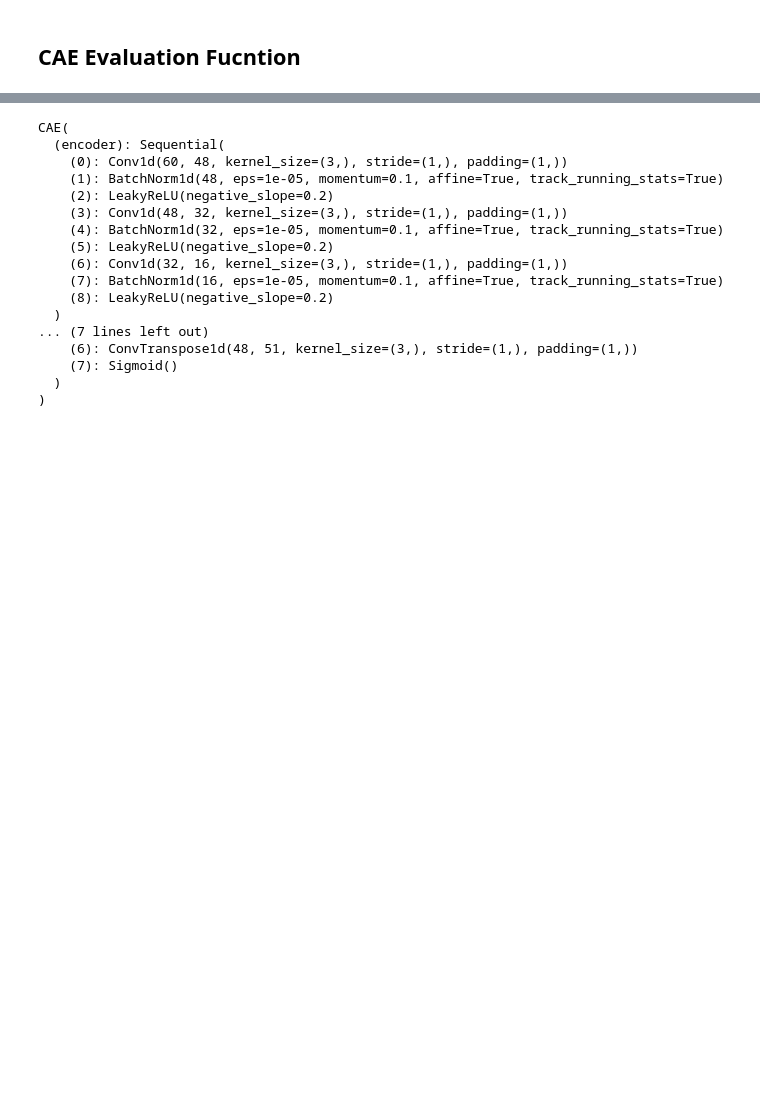
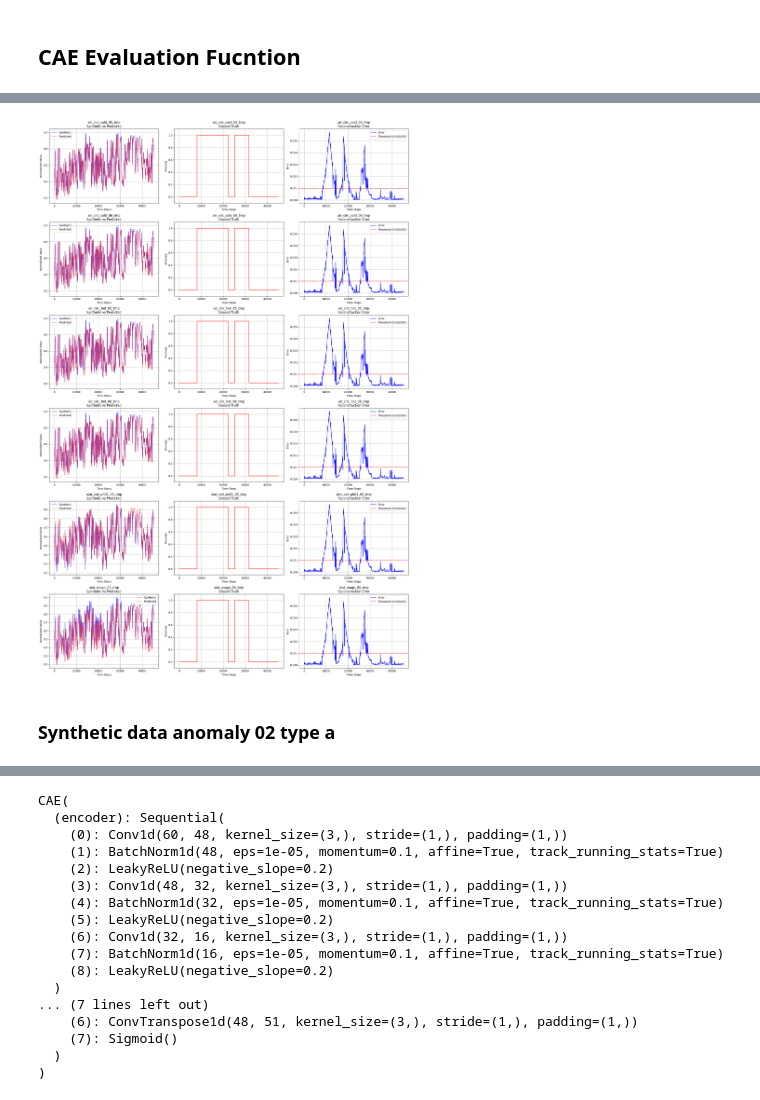
Before and after one commit to JiashengWan/MLPM, a Jupyter notebook: SERVERFILES_CAE/1D_CAE_EvalScitas.ipynb, the cells around one changed output, grey strips where cells are left out. Cells and saved outputs as stored; diff of their text form; code cells hidden in the pictures; blank space fills up the shorter version.

```diff
--- a/SERVERFILES_CAE/1D_CAE_EvalScitas.ipynb
+++ b/SERVERFILES_CAE/1D_CAE_EvalScitas.ipynb
@@ -301,0 +400,13 @@ def plot_evaluation_results(results, target_columns=None):
+# %%
+# Your existing paths
+base_path = Path("C:/Users/Jiasheng/OneDrive/Documents/EPFL/ML for PREDICTIVE MAINTENANCE/Project/MLPM/SERVERFILES_CAE")
+dataset_path = Path("C:/Users/Jiasheng/OneDrive/Documents/EPFL/ML for PREDICTIVE MAINTENANCE/Project/MLPM/Dataset")
+model_path = base_path / "models/best_cae_model.pth"
+
+# Load model and parameters
+checkpoint = torch.load(model_path, map_location=device)
+DEFAULT_PARAMS = checkpoint['params']
+
+operating_conditions_set = {
+    "dyn_only_on": False, "turbine_mode": True, "equilibrium_turbine_mode": True, "short_circuit_mode": False
+}
@@ -301,0 +595,20 @@ def plot_evaluation_results(results, target_columns=None):
+# %%
+# Calculate threshold
+mean_error = np.mean(results['reconstruction_errors'])
+std_error = np.std(results['reconstruction_errors'])
+threshold = 0.001 # physically set it
+
+# Create the visualization
+plot_detailed_per_sensor_analysis(
+    model=model,
+    test_loader=test_loader,
+    target_columns=target_columns,
+    ground_truth=final_ground_truth,
+    reconstruction_errors=results['reconstruction_errors'],
+    n_control_features=len(control_df.columns),
+    threshold=threshold
+)
+# %% [output]
+[figure, added]
+# %% [markdown]
+### Synthetic data anomaly 02 type a
```
Also changed, not shown: parts of 16 cells of this notebook.
